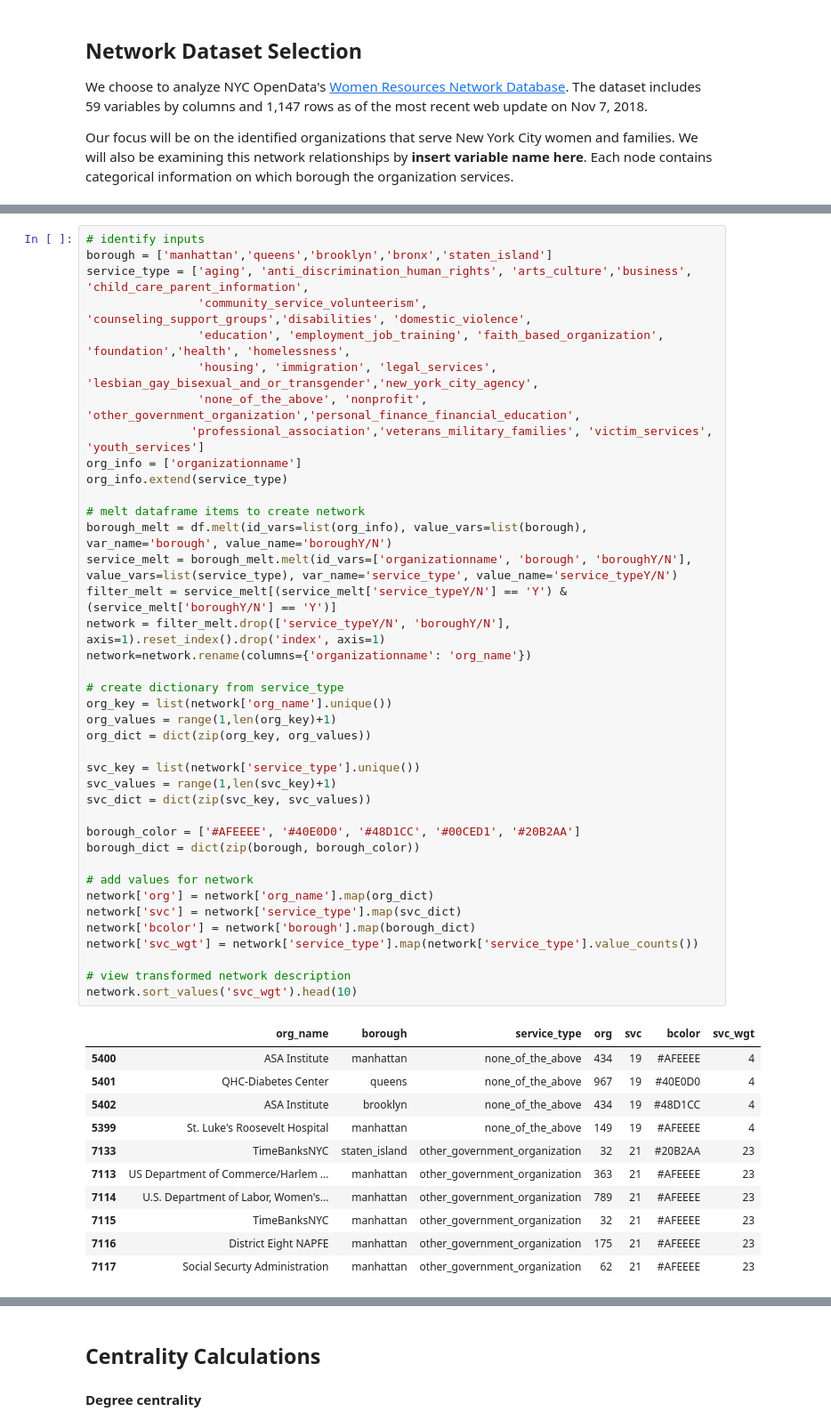
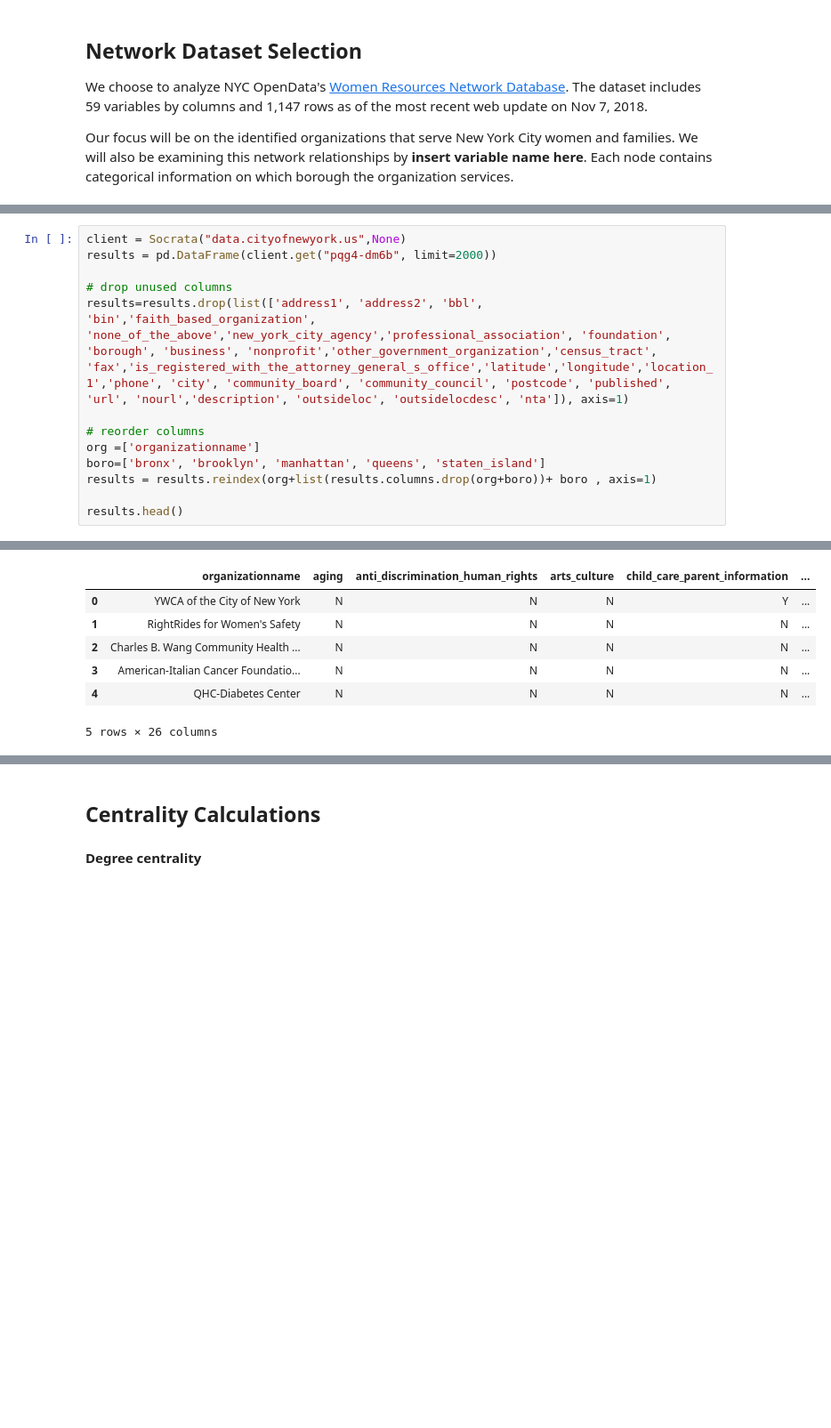
Before and after one commit to miasiracusa/620, a Jupyter notebook: Project-1/Network-Analysis.ipynb, the cells around one changed output, grey strips where cells are left out. Shown at 89% size. Drawn from its saved outputs; the diff is of its cells as text; blank space fills up the shorter version.

```diff
--- a/Project-1/Network-Analysis.ipynb
+++ b/Project-1/Network-Analysis.ipynb
@@ -57,51 +42,14 @@ WARNING:root:Requests made without an app_token will be subject to strict thrott
-# %%
-# identify inputs
-borough = ['manhattan','queens','brooklyn','bronx','staten_island']
-service_type = ['aging', 'anti_discrimination_human_rights', 'arts_culture','business', 'child_care_parent_information',
-                'community_service_volunteerism', 'counseling_support_groups','disabilities', 'domestic_violence',
-                'education', 'employment_job_training', 'faith_based_organization', 'foundation','health', 'homelessness',
-                'housing', 'immigration', 'legal_services', 'lesbian_gay_bisexual_and_or_transgender','new_york_city_agency',
-                'none_of_the_above', 'nonprofit', 'other_government_organization','personal_finance_financial_education',
-               'professional_association','veterans_military_families', 'victim_services', 'youth_services']
-org_info = ['organizationname']
-org_info.extend(service_type)
-
-# melt dataframe items to create network
-borough_melt = df.melt(id_vars=list(org_info), value_vars=list(borough), var_name='borough', value_name='boroughY/N')
-service_melt = borough_melt.melt(id_vars=['organizationname', 'borough', 'boroughY/N'], value_vars=list(service_type), var_name='service_type', value_name='service_typeY/N')
-filter_melt = service_melt[(service_melt['service_typeY/N'] == 'Y') & (service_melt['boroughY/N'] == 'Y')]
-network = filter_melt.drop(['service_typeY/N', 'boroughY/N'], axis=1).reset_index().drop('index', axis=1)
-network=network.rename(columns={'organizationname': 'org_name'})
-
-# create dictionary from service_type
-org_key = list(network['org_name'].unique())
-org_values = range(1,len(org_key)+1)
-org_dict = dict(zip(org_key, org_values))
-
-svc_key = list(network['service_type'].unique())
-svc_values = range(1,len(svc_key)+1)
-svc_dict = dict(zip(svc_key, svc_values))
-
-borough_color = ['#AFEEEE', '#40E0D0', '#48D1CC', '#00CED1', '#20B2AA']
-borough_dict = dict(zip(borough, borough_color))
-
-# add values for network
-network['org'] = network['org_name'].map(org_dict)
-network['svc'] = network['service_type'].map(svc_dict)
-network['bcolor'] = network['borough'].map(borough_dict)
-network['svc_wgt'] = network['service_type'].map(network['service_type'].value_counts())
-
-# view transformed network description
-network.sort_values('svc_wgt').head(10)
-# %% [output]
-|  | org_name | borough | service_type | org | svc | bcolor | svc_wgt |
-| 5400 | ASA Institute | manhattan | none_of_the_above | 434 | 19 | #AFEEEE | 4 |
-| 5401 | QHC-Diabetes Center | queens | none_of_the_above | 967 | 19 | #40E0D0 | 4 |
-| 5402 | ASA Institute | brooklyn | none_of_the_above | 434 | 19 | #48D1CC | 4 |
-| 5399 | St. Luke's Roosevelt Hospital | manhattan | none_of_the_above | 149 | 19 | #AFEEEE | 4 |
-| 7133 | TimeBanksNYC | staten_island | other_government_organization | 32 | 21 | #20B2AA | 23 |
-| 7113 | US Department of Commerce/Harlem ... | manhattan | other_government_organization | 363 | 21 | #AFEEEE | 23 |
-| 7114 | U.S. Department of Labor, Women's... | manhattan | other_government_organization | 789 | 21 | #AFEEEE | 23 |
-| 7115 | TimeBanksNYC | manhattan | other_government_organization | 32 | 21 | #AFEEEE | 23 |
-| 7116 | District Eight NAPFE | manhattan | other_government_organization | 175 | 21 | #AFEEEE | 23 |
-| 7117 | Social Securty Administration | manhattan | other_government_organization | 62 | 21 | #AFEEEE | 23 |
+# %%
+client = Socrata("data.cityofnewyork.us",None)
+results = pd.DataFrame(client.get("pqg4-dm6b", limit=2000))
+
+# drop unused columns
+results=results.drop(list(['address1', 'address2', 'bbl', 'bin','faith_based_organization', 'none_of_the_above','new_york_city_agency','professional_association', 'foundation', 'borough', 'business', 'nonprofit','other_government_organization','census_tract', 'fax','is_registered_with_the_attorney_general_s_office','latitude','longitude','location_1','phone', 'city', 'community_board', 'community_council', 'postcode', 'published', 'url', 'nourl','description', 'outsideloc', 'outsidelocdesc', 'nta']), axis=1)
+
+# reorder columns
+org =['organizationname']
+boro=['bronx', 'brooklyn', 'manhattan', 'queens', 'staten_island']
+results = results.reindex(org+list(results.columns.drop(org+boro))+ boro , axis=1)
+
+results.head()
+# %% [output]
@@ -107,0 +57,7 @@ network.sort_values('svc_wgt').head(10)
+|  | organizationname | aging | anti_discrimination_human_rights | arts_culture | child_care_parent_information | ... |
+| 0 | YWCA of the City of New York | N | N | N | Y | ... |
+| 1 | RightRides for Women's Safety | N | N | N | N | ... |
+| 2 | Charles B. Wang Community Health ... | N | N | N | N | ... |
+| 3 | American-Italian Cancer Foundatio... | N | N | N | N | ... |
+| 4 | QHC-Diabetes Center | N | N | N | N | ... |
+5 rows × 26 columns
```
Also changed, not shown: parts of 8 cells of this notebook.
